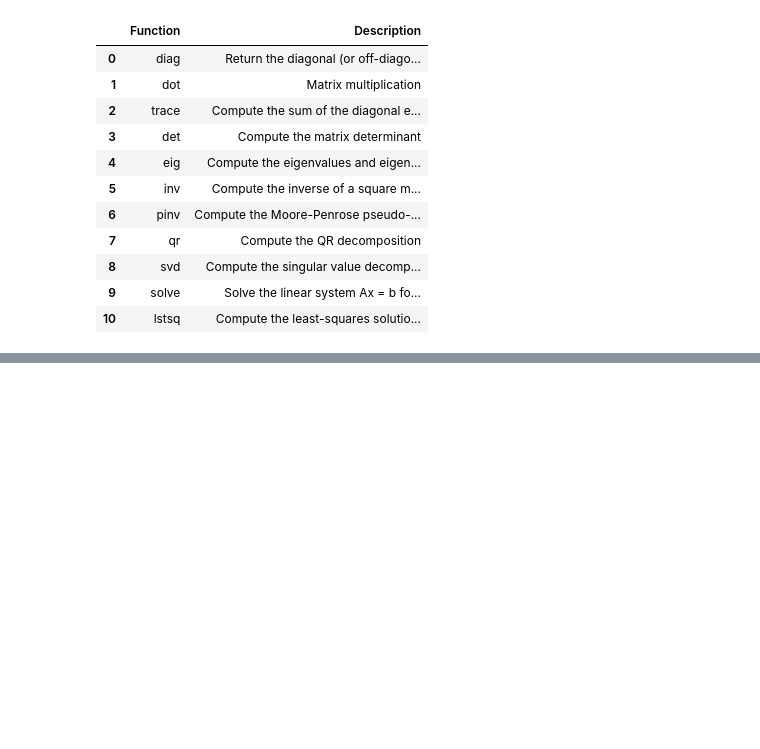
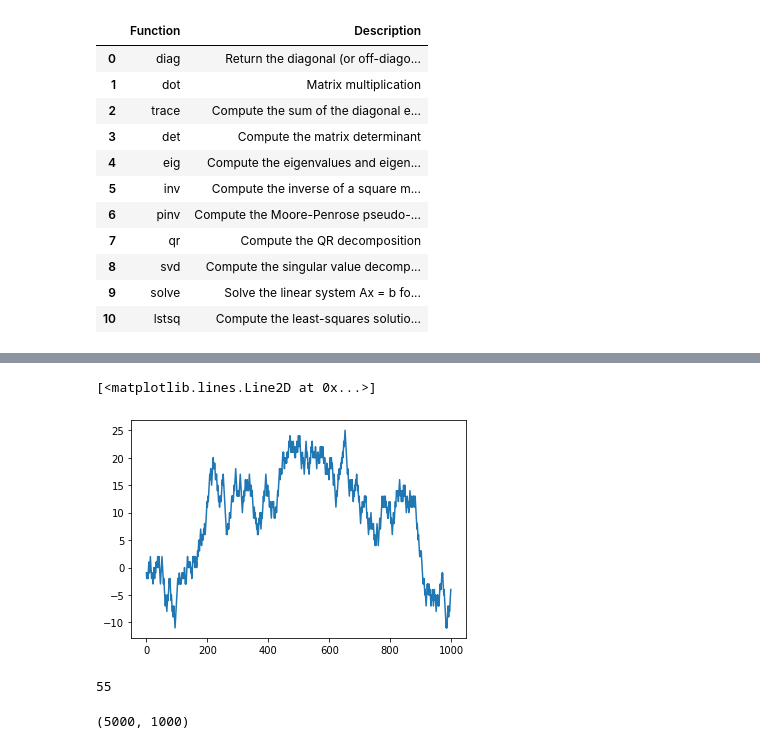
Before and after one commit to pindio58/books, a Jupyter notebook: pythonForDataAnalysis/chapter_4_numpy/Chapter_4_NumPy.ipynb, the cells around one changed output, grey strips where cells are left out. Cells and saved outputs as stored; diff of their text form; code cells hidden in the pictures; blank space fills up the shorter version.

```diff
--- a/pythonForDataAnalysis/Chapter_4_NumPy.ipynb
+++ b/pythonForDataAnalysis/chapter_4_numpy/Chapter_4_NumPy.ipynb
@@ -1993,0 +2200,2 @@ numpy_lin_algebra_methods
+# %%
+arr= np.random.randint(0,2,1000)
@@ -1993,0 +2222,8 @@ numpy_lin_algebra_methods
+# %%
+p=np.where(arr>0,1,-1).cumsum()
+# %%
+plt.plot(p
+        )
+# %% [output]
+[<matplotlib.lines.Line2D at 0x...>]
+[figure, added]
@@ -1993,0 +2232,4 @@ numpy_lin_algebra_methods
+# %%
+(np.abs(walk)>=10).argmax()
+# %% [output]
+55
@@ -1993,0 +2245,4 @@ numpy_lin_algebra_methods
+# %%
+draws.shape
+# %% [output]
+(5000, 1000)
```
Also changed, not shown: parts of 64 cells of this notebook, 15 other files.
